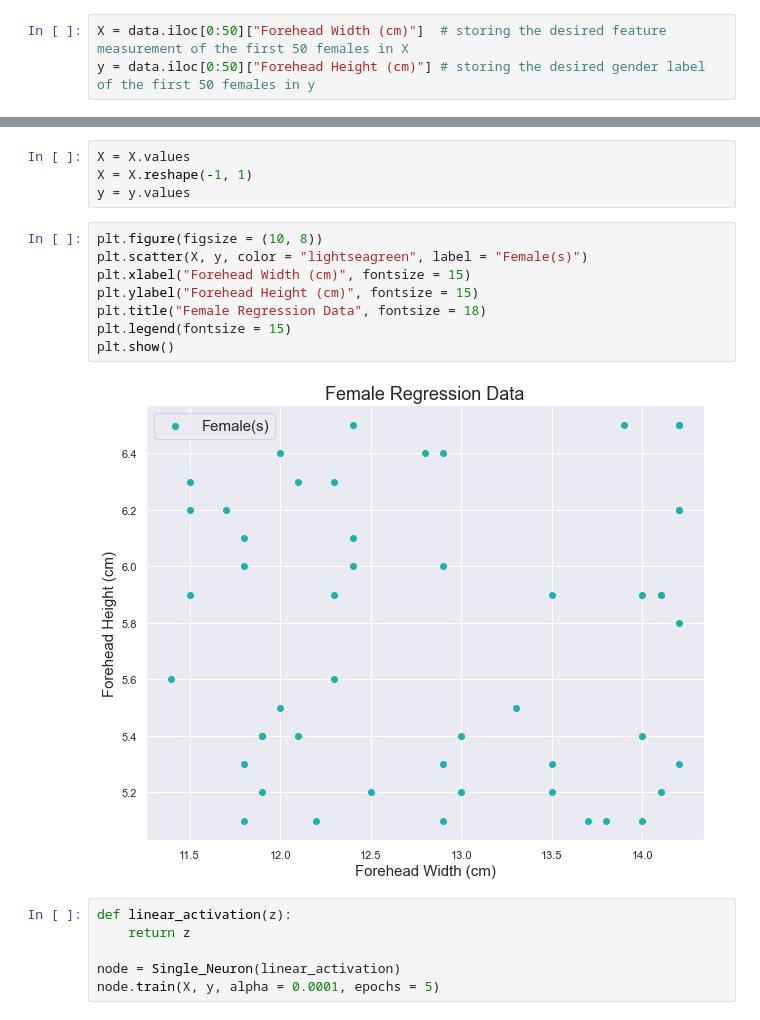
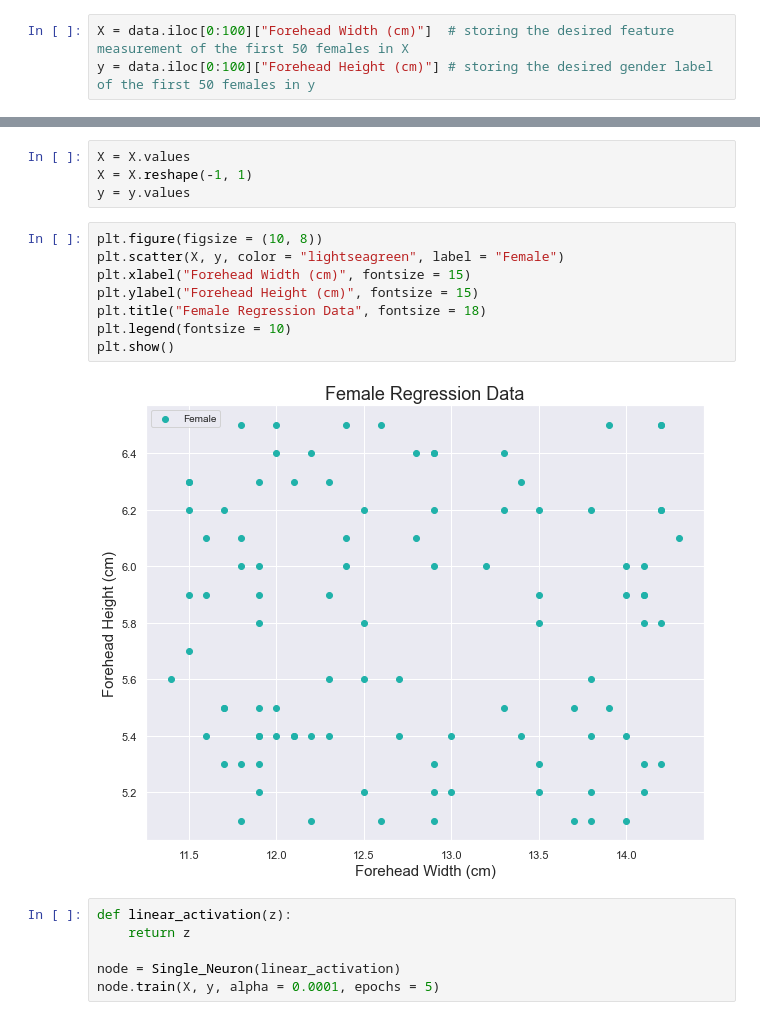
Before and after one commit to rjxgonzalez/INDE_577_Data-Science-and-Machine-Learning-, a Jupyter notebook: Supervised Learning/Regression/Linear Regression/Linear Regression.ipynb, the cells around one changed output, grey strips where cells are left out. Cells and saved outputs as stored; diff of their text form.

```diff
--- a/Supervised Learning/Regression/Linear Regression/Linear Regression.ipynb
+++ b/Supervised Learning/Regression/Linear Regression/Linear Regression.ipynb
@@ -29,6 +31,6 @@ data #looking at the data
 # %%
-X = data.iloc[0:50]["Forehead Width (cm)"]  # storing the desired feature measurement of the first 50 females in X
-y = data.iloc[0:50]["Forehead Height (cm)"] # storing the desired gender label of the first 50 females in y
+X = data.iloc[0:100]["Forehead Width (cm)"]  # storing the desired feature measurement of the first 50 females in X
+y = data.iloc[0:100]["Forehead Height (cm)"] # storing the desired gender label of the first 50 females in y
 # %%
 plt.figure(figsize = (10, 8))
 plt.scatter(X,
@@ -102,14 +104,14 @@ X = X.reshape(-1, 1)
 y = y.values
 # %%
 plt.figure(figsize = (10, 8))
-plt.scatter(X, y, color = "lightseagreen", label = "Female(s)")
+plt.scatter(X, y, color = "lightseagreen", label = "Female")
 plt.xlabel("Forehead Width (cm)", fontsize = 15)
 plt.ylabel("Forehead Height (cm)", fontsize = 15)
 plt.title("Female Regression Data", fontsize = 18)
-plt.legend(fontsize = 15)
+plt.legend(fontsize = 10)
 plt.show()
 # %% [output]
-[figure, old version]
+[figure, new version]
 # %%
 def linear_activation(z):
     return z
```
Also changed, not shown: parts of 6 cells of this notebook.
